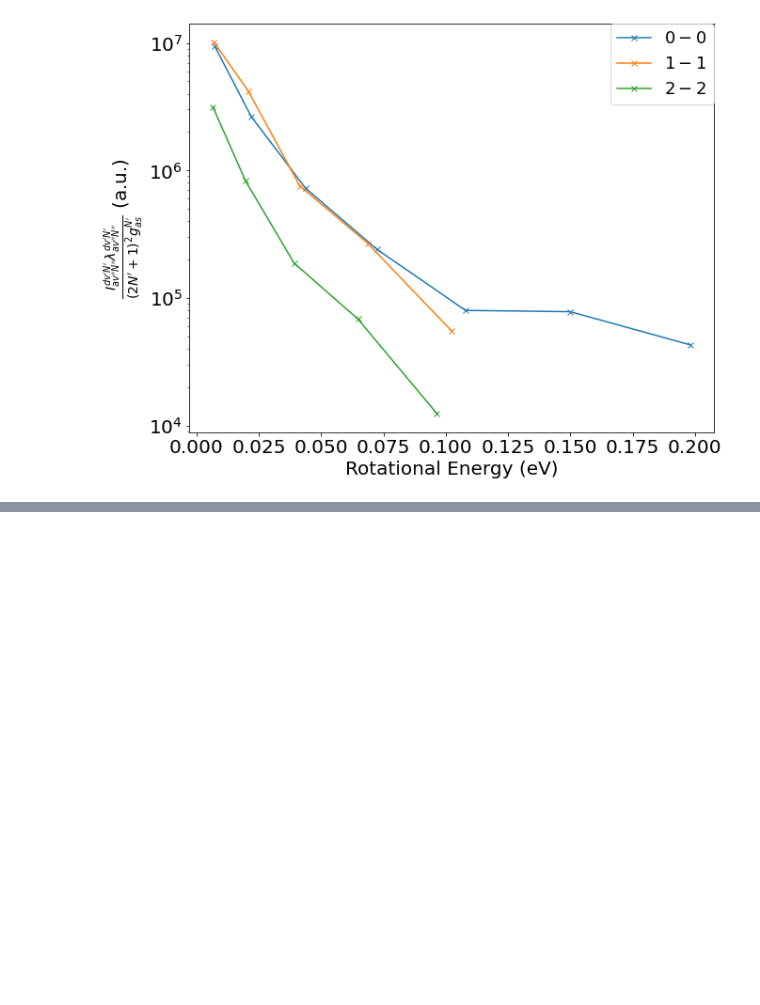
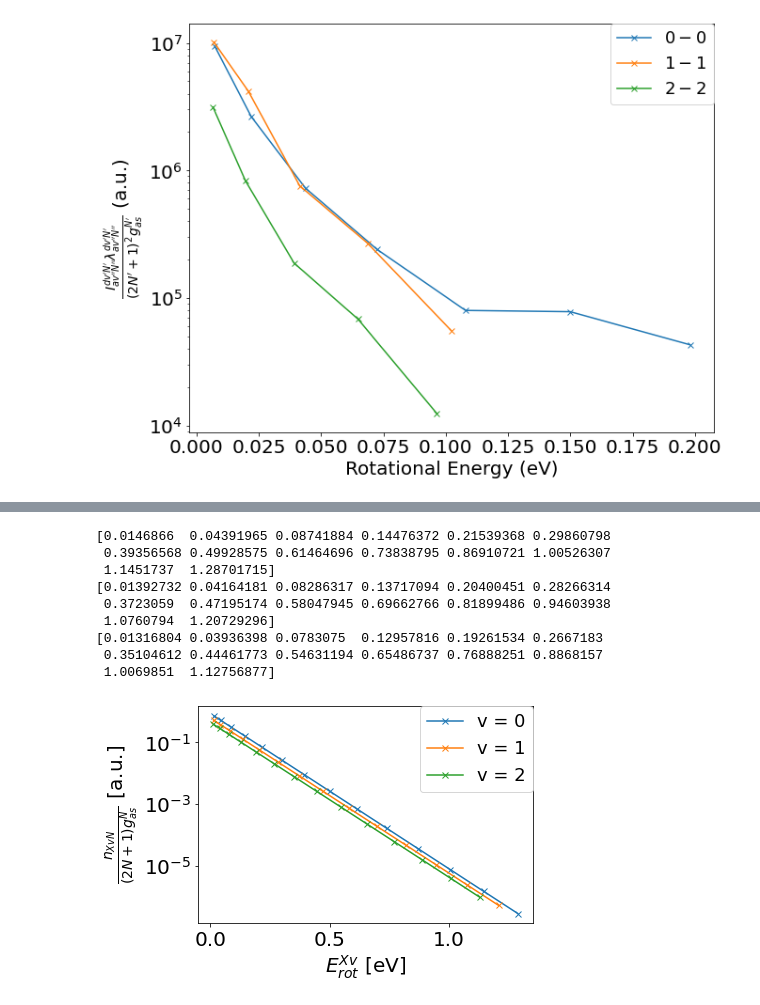
Before and after one commit to AtsushiNi/myLeprecon, a Jupyter notebook: niihama/plasma_data_12_17.ipynb, the cells around one changed output, grey strips where cells are left out. Saved outputs shown, nothing was run; the diff lists cells and outputs as text; code cells hidden in the pictures; blank space fills up the shorter version.

```diff
--- a/niihama/plasma_data_12_17.ipynb
+++ b/niihama/plasma_data_12_17.ipynb
@@ -607,0 +783,30 @@ plt.legend(bbox_to_anchor=(1, 1), loc='upper right', borderaxespad=0, fontsize=1
+# %%
+nX = np.zeros((3, 14))
+left = np.zeros((3, 14))
+for vX in range(0, 3):
+  E_array = np.zeros(14)
+  for NX in range(1, 15):
+#    nX[vX][NX-1] = (2*NX+1)*g_as(NX)*math.exp(-E_X_rot(vX, NX)/kb/T_X_rot[vX])*math.exp(-E_X_vib(vX)/kb/T_X_vib[vX])
+    nX[vX][NX-1] = (2*NX+1)*g_as(NX)*math.exp(-E_X_rot(vX, NX)/kb/T_X_rot[vX])*math.exp(-E_X_vib(vX)/kb/T_X_vib)
+    left[vX][NX-1] = math.exp(-E_X_rot(vX, NX)/kb/T_X_rot[vX])*math.exp(-E_X_vib(vX)/kb/T_X_vib)
+    E_array[NX-1] = E_X_rot(vX, NX)
+  print(E_array)
+  plt.plot(E_array, left[vX], marker='x', label=("v = %i" % vX))
+nX
+plt.yscale('log')
+plt.xlabel(r"$E^{Xv}_{rot}$ [eV]")
+plt.ylabel(r"$\frac{n_{XvN}}{(2N+1)g^N_{as}}$ [a.u.]")
+plt.legend(bbox_to_anchor=(1, 1), loc='upper right', borderaxespad=0, fontsize=18)
+
+plt.savefig(data_path, bbox_inches='tight')
+# %% [output]
+[0.0146866  0.04391965 0.08741884 0.14476372 0.21539368 0.29860798
+ 0.39356568 0.49928575 0.61464696 0.73838795 0.86910721 1.00526307
+ 1.1451737  1.28701715]
+[0.01392732 0.04164181 0.08286317 0.13717094 0.20400451 0.28266314
+ 0.3723059  0.47195174 0.58047945 0.69662766 0.81899486 0.94603938
+ 1.0760794  1.20729296]
+[0.01316804 0.03936398 0.0783075  0.12957816 0.19261534 0.2667183
+ 0.35104612 0.44461773 0.54631194 0.65486737 0.76888251 0.8868157
+ 1.0069851  1.12756877]
+[figure, added]
```
Also changed, not shown: parts of 43 cells of this notebook.
